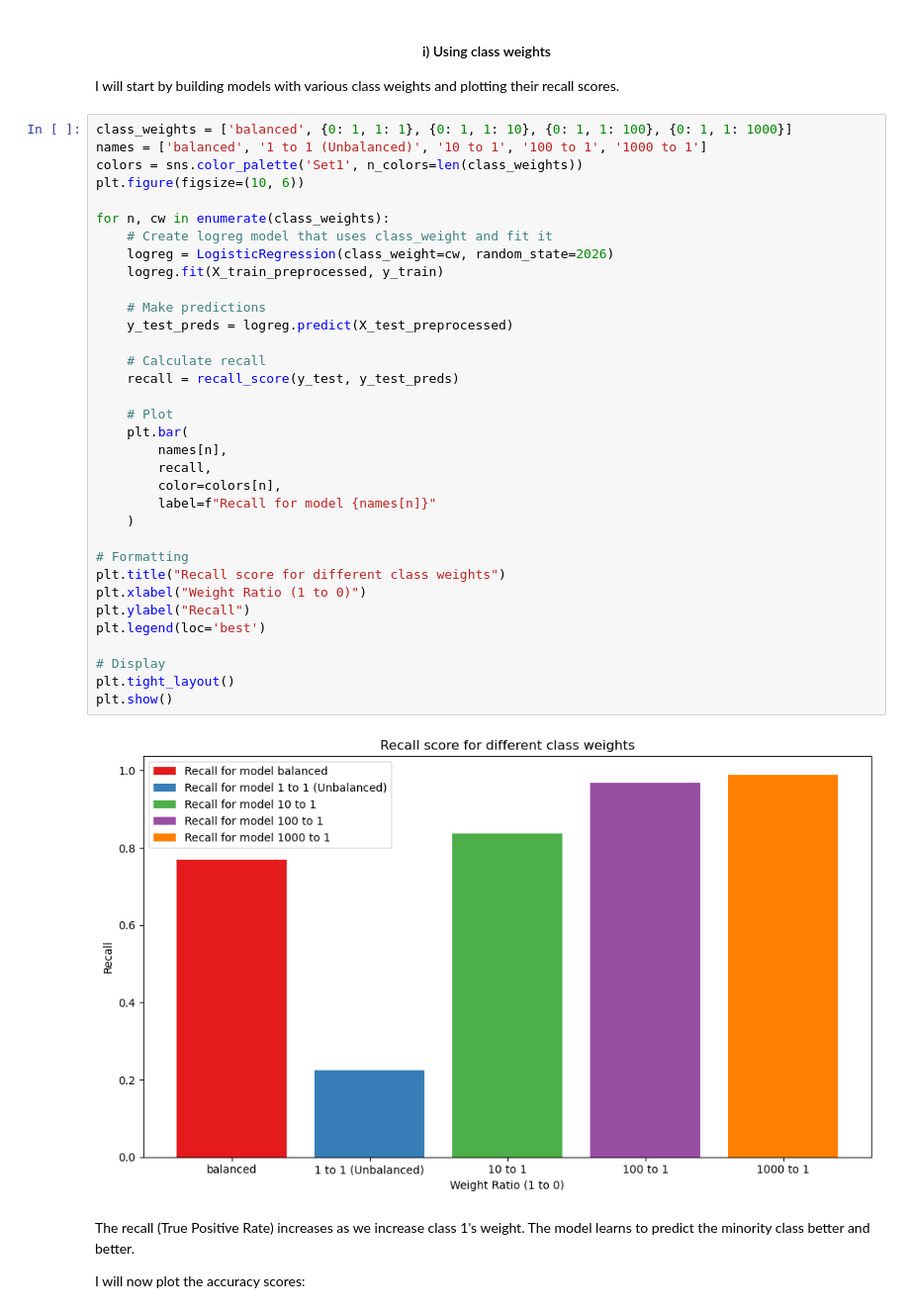
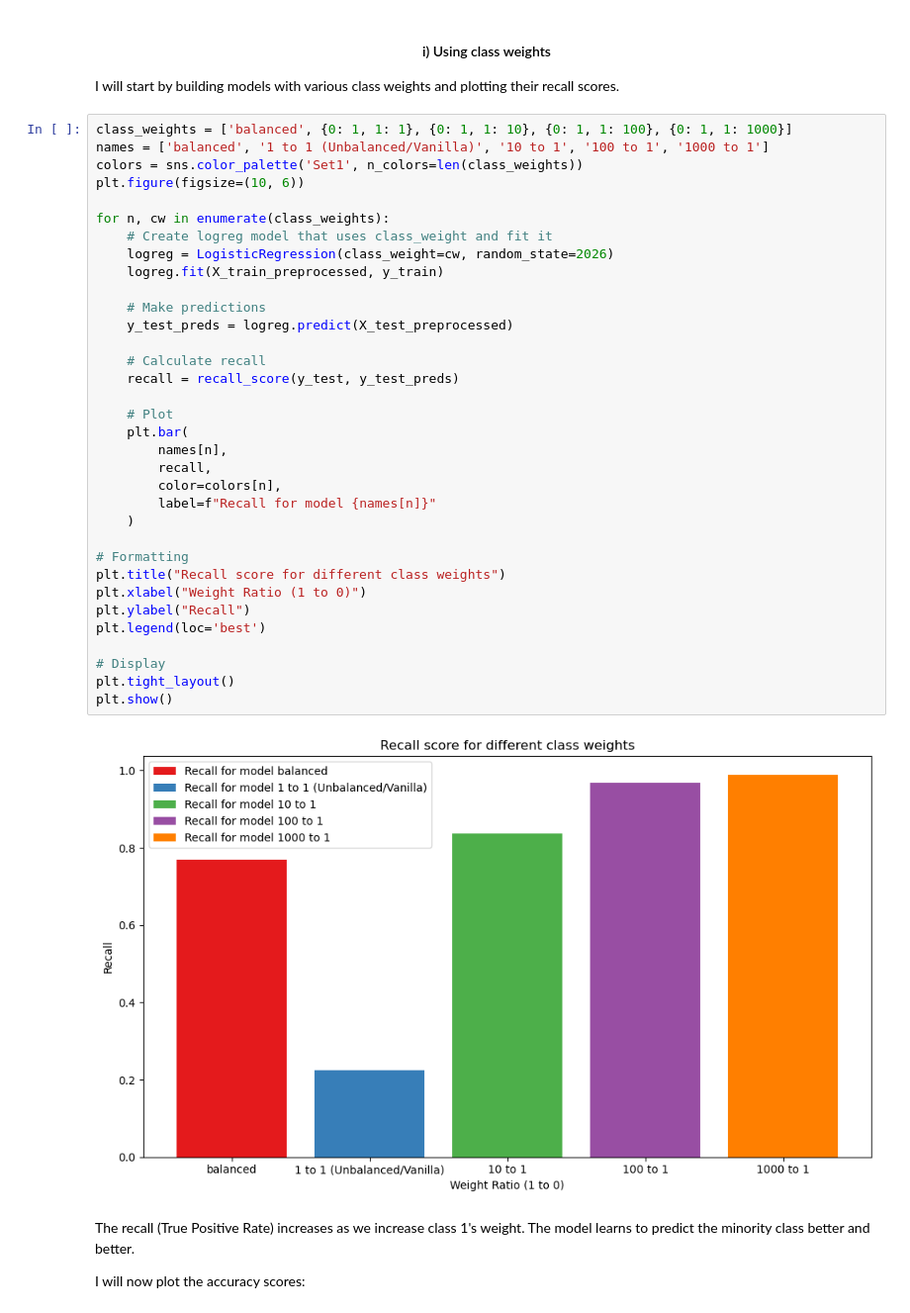
Before and after one commit to NgundoMuithya/SyriaTel_Customer_Churn, a Jupyter notebook: notebook.ipynb, the cells around one changed output. Shown at 99% size. Saved outputs shown, nothing was run; the diff lists cells and outputs as text.

```diff
--- a/notebook.ipynb
+++ b/notebook.ipynb
@@ -514,40 +537,40 @@ i) Using class weights
 I will start by building models with various class weights and plotting their recall scores.
 # %%
 class_weights = ['balanced', {0: 1, 1: 1}, {0: 1, 1: 10}, {0: 1, 1: 100}, {0: 1, 1: 1000}]
-names = ['balanced', '1 to 1 (Unbalanced)', '10 to 1', '100 to 1', '1000 to 1']
+names = ['balanced', '1 to 1 (Unbalanced/Vanilla)', '10 to 1', '100 to 1', '1000 to 1']
 colors = sns.color_palette('Set1', n_colors=len(class_weights))
 plt.figure(figsize=(10, 6))
 
 for n, cw in enumerate(class_weights):
     # Create logreg model that uses class_weight and fit it
     logreg = LogisticRegression(class_weight=cw, random_state=2026)
     logreg.fit(X_train_preprocessed, y_train)
 
     # Make predictions
     y_test_preds = logreg.predict(X_test_preprocessed)
 
     # Calculate recall
     recall = recall_score(y_test, y_test_preds)
 
     # Plot
     plt.bar(
         names[n],
         recall,
         color=colors[n],
         label=f"Recall for model {names[n]}"
     )
 
 # Formatting
 plt.title("Recall score for different class weights")
 plt.xlabel("Weight Ratio (1 to 0)")
 plt.ylabel("Recall")
 plt.legend(loc='best')
 
 # Display
 plt.tight_layout()
 plt.show()
 # %% [output]
-[figure, old version]
+[figure, new version]
 # %% [markdown]
 The recall (True Positive Rate) increases as we increase class 1's weight. The model learns to predict the minority class better and better.
 
```
Also changed, not shown: parts of 28 cells of this notebook.
